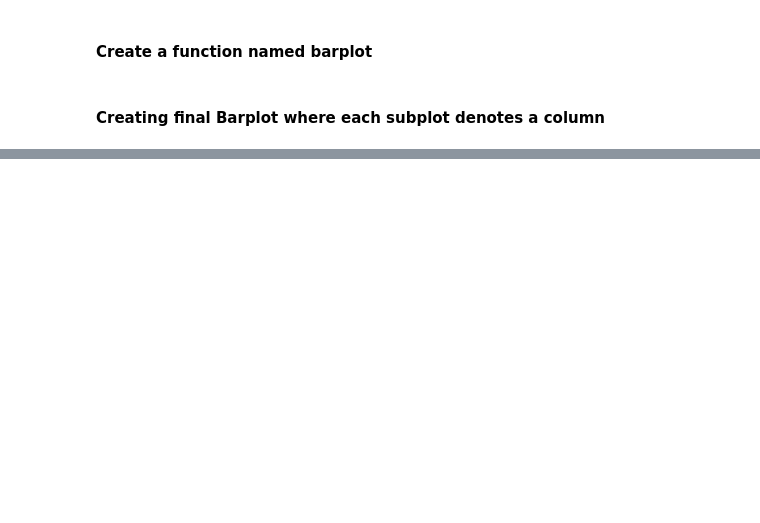
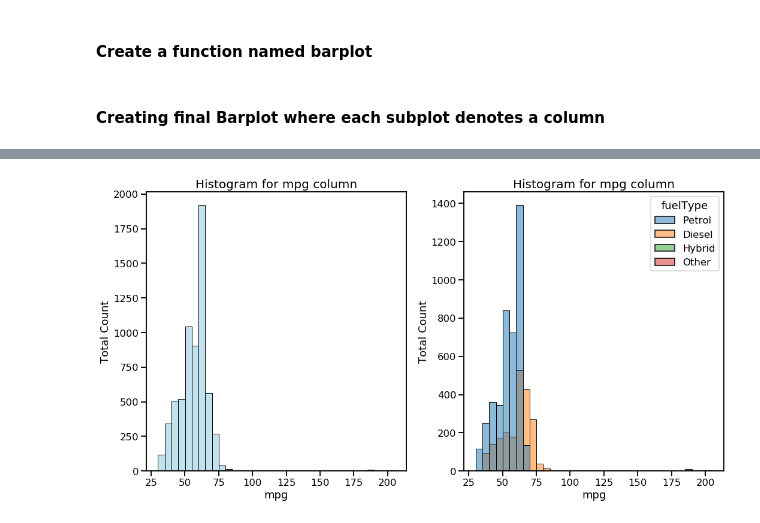
Before and after one commit to roypriyanka7/Skoda_Used_Car_Analysis, a Jupyter notebook: skoda_used_car_EDA.ipynb, the cells around one changed output, grey strips where cells are left out. Drawn from its saved outputs; the diff is of its cells as text; code cells hidden in the pictures; blank space fills up the shorter version.

```diff
--- a/skoda_used_car_EDA.ipynb
+++ b/skoda_used_car_EDA.ipynb
@@ -128,0 +221,18 @@ plt.show()
+# %%
+plt.figure(figsize=(15,8))
+sns.set_context('talk')
+
+plt.subplot(1,2,1)
+sns.histplot(data=df, x='mpg', binwidth= 5,color= 'lightblue')
+plt.title("Histogram for mpg column", fontsize= '20')
+plt.ylabel("Total Count")
+
+plt.subplot(1,2,2)
+sns.histplot(data=df, x='mpg', binwidth= 5,color= 'lightblue', hue= 'fuelType')
+plt.title("Histogram for mpg column", fontsize= '20')
+plt.ylabel("Total Count")
+
+plt.tight_layout()
+plt.show()
+# %% [output]
+[figure, added]
```
Also changed, not shown: parts of 24 cells of this notebook.
